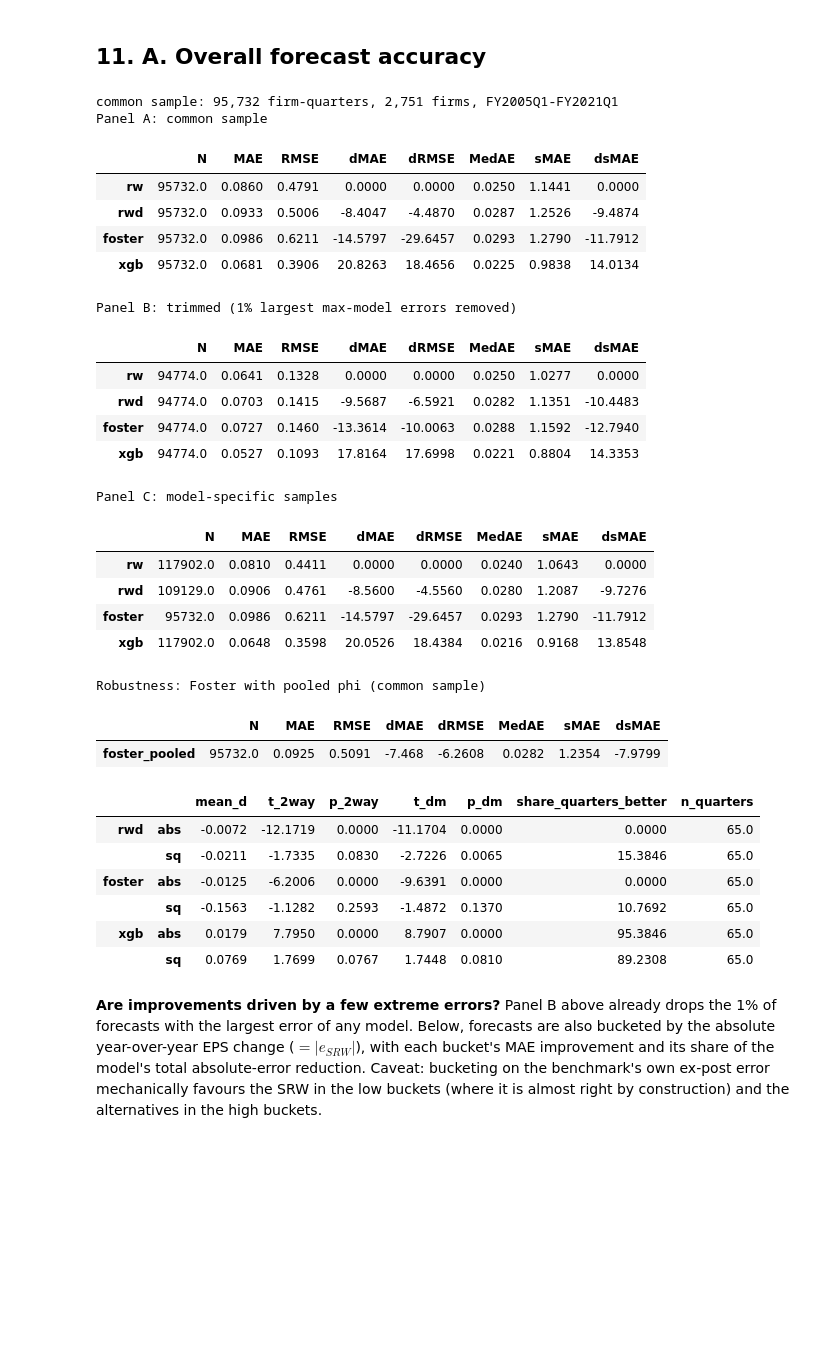
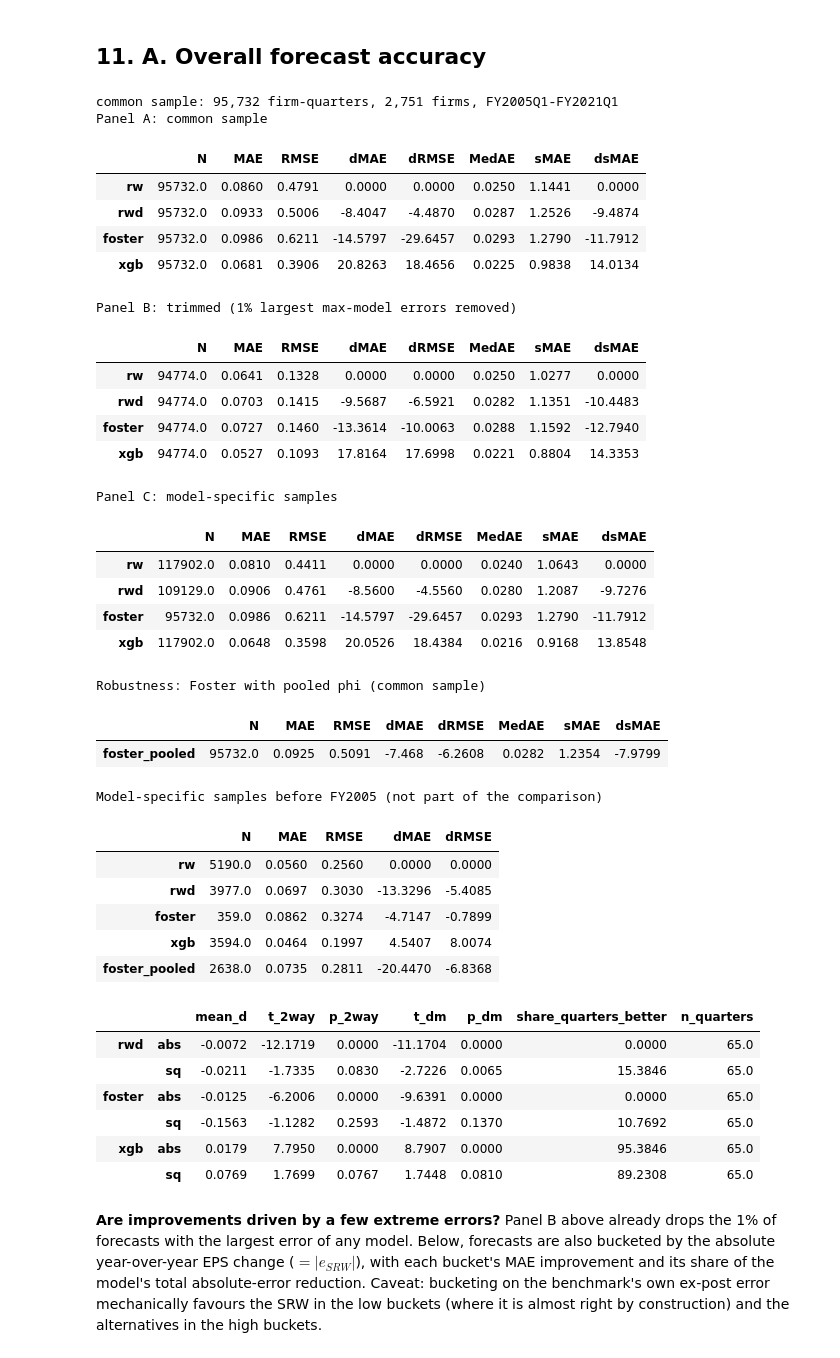
Before and after one commit to csillagbalazs/earnings_prediction, a Jupyter notebook: notebooks/eps_forecasting.ipynb, the cells around one changed output. Saved outputs shown, nothing was run; the diff lists cells and outputs as text; code cells hidden in the pictures; blank space fills up the shorter version.

```diff
--- a/notebooks/eps_forecasting.ipynb
+++ b/notebooks/eps_forecasting.ipynb
@@ -439,7 +447,7 @@ tgt = fqt[fqt.is_target].copy()
 tgt['fi'] = FIRM_IDX[tgt.permno].to_numpy()
 tgt['ci'] = (tgt.t - T_BASE).to_numpy()
 tgt = tgt.sort_values(['ann_date', 'permno']).reset_index(drop=True)
-rec = fqt[fqt.usable & (fqt.fy >= FIRST_INFO_FY)]
+rec = fqt[fqt.usable]
 REC_FI = FIRM_IDX[rec.permno].to_numpy()
 REC_CI = (rec.t - T_BASE).to_numpy()
 print(f'{len(firms):,} firms x {N_T} quarters; {len(tgt):,} evaluation targets; '
@@ -524,6 +532,8 @@ def pooled_phi(E, D, ci, M):
         warnings.simplefilter('ignore', RuntimeWarning)
         sc = np.maximum(np.nanmean(np.abs(w[:, :12]), 1), SCALE_FLOOR)[:, None]
     pair = pair & keep[:, None]
+    if pair.sum() < MIN_POOLED_PAIRS:                            # earliest windows: too little history
+        return np.nan
     xs, ys = x / sc, y / sc
     lo_x, hi_x = np.quantile(xs[pair], [0.01, 0.99])
     lo_y, hi_y = np.quantile(ys[pair], [0.01, 0.99])
@@ -758,7 +775,9 @@ fc['lag1_avail'] = fc.h_avail.eq(1)
 for m in MODELS + ['foster_pooled']:
     fc[f'e_{m}'] = fc.eps_actual - fc[f'f_{m}']
     fc[f'avail_{m}'] = fc[f'f_{m}'].notna()
-fc['common'] = fc[[f'avail_{m}' for m in MODELS]].all(axis=1)
+fc['common'] = fc[[f'avail_{m}' for m in MODELS]].all(axis=1) & (fc.fyear >= FIRST_FY)
+fc['xgb_tuned'] = fc.xgb_tune_year.map(lambda y: float(TUNED[int(y)]['tuned']) if pd.notna(y) else np.nan)
+fc_cmp = fc[fc.fyear >= FIRST_FY]                    # comparison-period targets
 fc['max_input_date'] = from_day(np.maximum(fc.max_input_day_firm, fc.max_input_day_xgb.fillna(-1)))
 fc['max_est_date'] = from_day(np.maximum(fc.max_est_day_firm, fc.xgb_train_max_day.fillna(-1)))
 fc['xgb_train_max_ann'] = from_day(fc.xgb_train_max_day)
@@ -767,9 +786,22 @@ avail = (fc.groupby('fyear')[[f'avail_{m}' for m in MODELS + ['foster_pooled']]
 avail.insert(0, 'targets', fc.groupby('fyear').size())
 avail.loc['All'] = [len(fc)] + list(fc[[f'avail_{m}' for m in MODELS + ['foster_pooled']] + ['common']].mean() * 100)
 avail.to_csv(TAB_DIR / 'availability_by_year.csv')
-print(f'targets: {len(fc):,}; common sample: {fc.common.sum():,} ({fc.common.mean():.1%}); '
+print(f'targets: {len(fc):,} (FY{FIRST_FY}+: {len(fc_cmp):,}); common sample: {fc.common.sum():,} '
+      f'({fc.common.sum() / len(fc_cmp):.1%} of FY{FIRST_FY}+ targets); '
       f'firms in common sample: {fc.loc[fc.common, "permno"].nunique():,}')
 display(avail.round(1))
+
+# each model's own longest forecast period
+cover = {}
+for m in MODELS + ['foster_pooled']:
+    s_ = fc[fc[f'avail_{m}']]
+    n_y = s_.groupby('fyear').size()
+    cover[m] = {'first_forecast': fperiod([s_.t.min()])[0], 'first_fy_100': int(n_y[n_y >= 100].index.min()),
+                'N_all': len(s_), f'N_before_{FIRST_FY}': int((s_.fyear < FIRST_FY).sum()),
+                f'N_from_{FIRST_FY}': int((s_.fyear >= FIRST_FY).sum()), 'firms': s_.permno.nunique()}
+cover = pd.DataFrame(cover).T
+cover.to_csv(TAB_DIR / 'model_coverage.csv')
+display(cover)
 
 # why are forecasts missing?
 why = pd.Series({
@@ -778,6 +810,6 @@ why = pd.Series({
     'M3: < 8 Foster pairs / degenerate regressor': (fc.avail_rw & (fc.n_pairs_foster < MIN_PAIRS_FOSTER)).sum(),
     'M3: no recent YoY change (h > 2)': (fc.avail_rw & (fc.n_pairs_foster >= MIN_PAIRS_FOSTER)
                                          & fc.foster_h.isna()).sum(),
-    'M4: available whenever M1 is': int((fc.avail_rw & ~fc.avail_xgb).sum() == 0)})
+    'M4: < 1,000 training rows in the window': (fc.avail_rw & ~fc.avail_xgb).sum()})
 display(why.to_frame('count'))
 # %% [output]
@@ -824,7 +862,7 @@ targets: 127,454; common sample: 95,732 (75.1%); firms in common sample: 2,751
 # 1. uniqueness / ordering
 assert not fc.duplicated(['permno', 'fyear', 'fqtr']).any(), 'duplicate firm-quarters'
 assert (fc.t == fc.fyear * 4 + fc.fqtr - 1).all()
-assert fc.fyear.between(FIRST_FY, LAST_FY).all() and (fc.lag_days.between(0, MAX_TARGET_LAG)).all()
+assert (fc.fyear <= LAST_FY).all() and (fc.loc[fc.common, 'fyear'] >= FIRST_FY).all() and (fc.lag_days.between(0, MAX_TARGET_LAG)).all()
 # the base EPS(q-4) is the same fiscal quarter one year earlier
 chk = fc[fc.avail_rw].merge(fqt[['permno', 'fy', 'fq', 'eps']], left_on=['permno', 'fqtr'],
                             right_on=['permno', 'fq'])
@@ -839,11 +877,16 @@ assert (fc.xgb_train_max_ann.isna() | (fc.xgb_train_max_ann < fc.est_cutoff)).al
 fb = BATCH_LOG[BATCH_LOG.fitted]
 assert ((fb.train_min_ci >= fb.ci - WINDOW) & (fb.train_max_ci <= fb.ci - 1) & (fb.train_max_A < fb.M)).all()
 for y, v in TUNED.items():
+    if not v['tuned']:
+        assert y < FIRST_FY, f'untuned XGBoost in comparison year {y}'
+        continue
     assert v['max_fit_A'] < to_day([f'{y - 1}-01-01'])[0] <= v['max_val_A'] < v['cutoff'], y
 # 3. sample consistency / missing forecasts
 cm = fc[fc.common]
 assert cm[[f'f_{m}' for m in MODELS]].notna().all().all() and np.isfinite(cm[[f'e_{m}' for m in MODELS]]).all().all()
-assert (fc.avail_rw == fc.avail_xgb).all(), 'XGBoost missing where the SRW exists'
+assert (fc.avail_xgb <= fc.avail_rw).all()
+assert (fc_cmp.avail_rw == fc_cmp.avail_xgb).all(), 'XGBoost missing where the SRW exists'
+assert fc.loc[fc.avail_rw & ~fc.avail_xgb, 'xgb_n_train'].isna().all()   # only too-small training windows
 assert (fc.avail_rwd <= fc.avail_rw).all() and (fc.avail_foster <= fc.avail_rw).all()
 print('assertions 1-3 passed')
 # %% [output]
@@ -994,7 +1037,7 @@ max_err = cm[[f'e_{m}' for m in MODELS]].abs().max(axis=1)
 cm_trim = cm[max_err <= max_err.quantile(0.99)]
 overall_trim = accuracy(cm_trim, MODELS)
 # model-specific samples (each model vs. the SRW on the same observations)
-own = pd.DataFrame({m: accuracy(fc[fc[f'avail_{m}']], [m]).loc[m] for m in MODELS}).T
+own = pd.DataFrame({m: accuracy(fc_cmp[fc_cmp[f'avail_{m}']], [m]).loc[m] for m in MODELS}).T
 robust = accuracy(cm, ['rw', 'foster', 'foster_pooled']).loc[['foster_pooled']]
 print(f'common sample: {N_COMMON:,} firm-quarters, {N_FIRMS_COMMON:,} firms, FY{FIRST_FY}Q1-FY{LAST_FY}Q1')
 for name, tab in [('Panel A: common sample', overall), ('Panel B: trimmed (1% largest max-model errors removed)', overall_trim),
@@ -1005,41 +1048,57 @@ overall.to_csv(TAB_DIR / 'overall_common.csv')
 overall_trim.to_csv(TAB_DIR / 'overall_trimmed.csv')
 own.to_csv(TAB_DIR / 'overall_model_specific.csv')
 
+# each model over its full forecast period, by year (vs. the SRW on the same forecasts; not a common sample)
+own_year = pd.concat({m: fc[fc[f'avail_{m}']].groupby('fyear')[fc.columns].apply(lambda g: accuracy(g, [m]).loc[m])
+                      for m in MODELS + ['foster_pooled']}, axis=1)
+own_year.to_csv(TAB_DIR / 'accuracy_model_specific_by_year.csv')
+own_pre = pd.DataFrame({m: accuracy(fc[fc[f'avail_{m}'] & (fc.fyear < FIRST_FY)], [m]).loc[m]
+                        for m in MODELS + ['foster_pooled']}).T
+print(f'Model-specific samples before FY{FIRST_FY} (not part of the comparison)')
+display(own_pre[['N', 'MAE', 'RMSE', 'dMAE', 'dRMSE']].round(4))
+
 tests = pd.DataFrame({(m, loss): paired_test(cm, m, loss) for m in ALT for loss in ('abs', 'sq')}).T
 tests_trim = pd.DataFrame({(m, loss): paired_test(cm_trim, m, loss) for m in ALT for loss in ('abs', 'sq')}).T
 display(tests.round(4))
 tests.to_csv(TAB_DIR / 'paired_tests_common.csv')
 tests_trim.to_csv(TAB_DIR / 'paired_tests_trimmed.csv')
 # %% [output]
 common sample: 95,732 firm-quarters, 2,751 firms, FY2005Q1-FY2021Q1
 Panel A: common sample
 |  | N | MAE | RMSE | dMAE | dRMSE | MedAE | sMAE | dsMAE |
 | rw | 95732.0 | 0.0860 | 0.4791 | 0.0000 | 0.0000 | 0.0250 | 1.1441 | 0.0000 |
 | rwd | 95732.0 | 0.0933 | 0.5006 | -8.4047 | -4.4870 | 0.0287 | 1.2526 | -9.4874 |
 | foster | 95732.0 | 0.0986 | 0.6211 | -14.5797 | -29.6457 | 0.0293 | 1.2790 | -11.7912 |
 | xgb | 95732.0 | 0.0681 | 0.3906 | 20.8263 | 18.4656 | 0.0225 | 0.9838 | 14.0134 |
 Panel B: trimmed (1% largest max-model errors removed)
 |  | N | MAE | RMSE | dMAE | dRMSE | MedAE | sMAE | dsMAE |
 | rw | 94774.0 | 0.0641 | 0.1328 | 0.0000 | 0.0000 | 0.0250 | 1.0277 | 0.0000 |
 | rwd | 94774.0 | 0.0703 | 0.1415 | -9.5687 | -6.5921 | 0.0282 | 1.1351 | -10.4483 |
 | foster | 94774.0 | 0.0727 | 0.1460 | -13.3614 | -10.0063 | 0.0288 | 1.1592 | -12.7940 |
 | xgb | 94774.0 | 0.0527 | 0.1093 | 17.8164 | 17.6998 | 0.0221 | 0.8804 | 14.3353 |
 Panel C: model-specific samples
 |  | N | MAE | RMSE | dMAE | dRMSE | MedAE | sMAE | dsMAE |
 | rw | 117902.0 | 0.0810 | 0.4411 | 0.0000 | 0.0000 | 0.0240 | 1.0643 | 0.0000 |
 | rwd | 109129.0 | 0.0906 | 0.4761 | -8.5600 | -4.5560 | 0.0280 | 1.2087 | -9.7276 |
 | foster | 95732.0 | 0.0986 | 0.6211 | -14.5797 | -29.6457 | 0.0293 | 1.2790 | -11.7912 |
 | xgb | 117902.0 | 0.0648 | 0.3598 | 20.0526 | 18.4384 | 0.0216 | 0.9168 | 13.8548 |
 Robustness: Foster with pooled phi (common sample)
 |  | N | MAE | RMSE | dMAE | dRMSE | MedAE | sMAE | dsMAE |
 | foster_pooled | 95732.0 | 0.0925 | 0.5091 | -7.468 | -6.2608 | 0.0282 | 1.2354 | -7.9799 |
+Model-specific samples before FY2005 (not part of the comparison)
-|  |  | mean_d | t_2way | p_2way | t_dm | p_dm | share_quarters_better | n_quarters |
-| rwd | abs | -0.0072 | -12.1719 | 0.0000 | -11.1704 | 0.0000 | 0.0000 | 65.0 |
-|  | sq | -0.0211 | -1.7335 | 0.0830 | -2.7226 | 0.0065 | 15.3846 | 65.0 |
-| foster | abs | -0.0125 | -6.2006 | 0.0000 | -9.6391 | 0.0000 | 0.0000 | 65.0 |
-|  | sq | -0.1563 | -1.1282 | 0.2593 | -1.4872 | 0.1370 | 10.7692 | 65.0 |
-| xgb | abs | 0.0179 | 7.7950 | 0.0000 | 8.7907 | 0.0000 | 95.3846 | 65.0 |
-|  | sq | 0.0769 | 1.7699 | 0.0767 | 1.7448 | 0.0810 | 89.2308 | 65.0 |
+|  | N | MAE | RMSE | dMAE | dRMSE |
+| rw | 5190.0 | 0.0560 | 0.2560 | 0.0000 | 0.0000 |
+| rwd | 3977.0 | 0.0697 | 0.3030 | -13.3296 | -5.4085 |
+| foster | 359.0 | 0.0862 | 0.3274 | -4.7147 | -0.7899 |
+| xgb | 3594.0 | 0.0464 | 0.1997 | 4.5407 | 8.0074 |
+| foster_pooled | 2638.0 | 0.0735 | 0.2811 | -20.4470 | -6.8368 |
+|  |  | mean_d | t_2way | p_2way | t_dm | p_dm | share_quarters_better | n_quarters |
+| rwd | abs | -0.0072 | -12.1719 | 0.0000 | -11.1704 | 0.0000 | 0.0000 | 65.0 |
+|  | sq | -0.0211 | -1.7335 | 0.0830 | -2.7226 | 0.0065 | 15.3846 | 65.0 |
+| foster | abs | -0.0125 | -6.2006 | 0.0000 | -9.6391 | 0.0000 | 0.0000 | 65.0 |
+|  | sq | -0.1563 | -1.1282 | 0.2593 | -1.4872 | 0.1370 | 10.7692 | 65.0 |
+| xgb | abs | 0.0179 | 7.7950 | 0.0000 | 8.7907 | 0.0000 | 95.3846 | 65.0 |
+|  | sq | 0.0769 | 1.7699 | 0.0767 | 1.7448 | 0.0810 | 89.2308 | 65.0 |
 # %% [markdown]
 **Are improvements driven by a few extreme errors?** Panel B above already drops the 1% of forecasts with the
 largest error of any model. Below, forecasts are also bucketed by the absolute year-over-year EPS change
```
Also changed, not shown: parts of 20 cells of this notebook, 16 other files.
